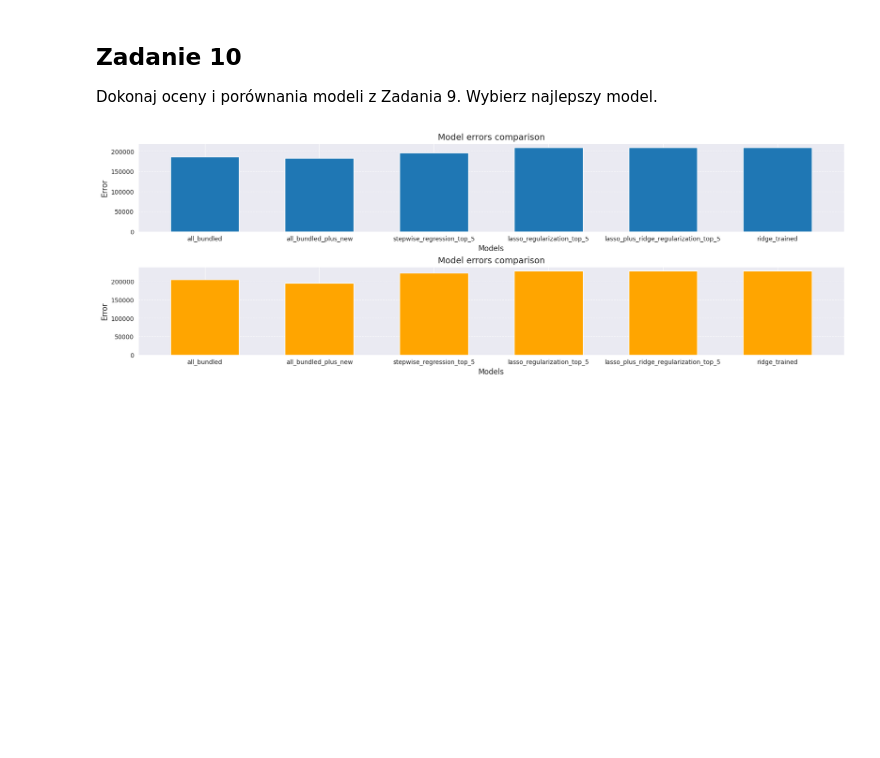
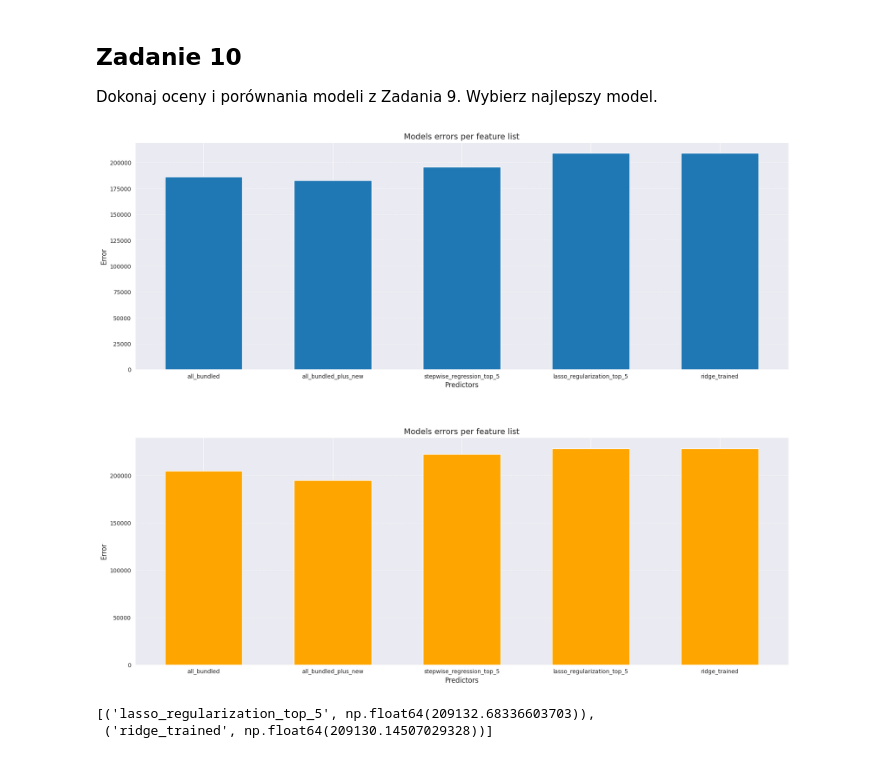
Before and after one commit to legeof008/saris-2024, a Jupyter notebook: projekt/PI-cleared.ipynb, the cells around one changed output. Cells and saved outputs as stored; diff of their text form; code cells hidden in the pictures; blank space fills up the shorter version.

```diff
--- a/projekt/PI-cleared.ipynb
+++ b/projekt/PI-cleared.ipynb
@@ -641,8 +638,7 @@ lasso_5 = ['sqft_living', 'grade_times_condition', 'yr_built', 'bedrooms', 'grad
 assert all(f in X_train.columns.values for f in lasso_5) and all(f in X_test.columns.values for f in lasso_5)
 # %%
 model_features = {"all_bundled": all_bundled, "all_bundled_plus_new": all_bundled_plus_new,
-                  "stepwise_regression_top_5": stepwise_reg_5, "lasso_regularization_top_5": lasso_5,
-                  "lasso_plus_ridge_regularization_top_5": lasso_5}
+                  "stepwise_regression_top_5": stepwise_reg_5, "lasso_regularization_top_5": lasso_5}
 # %%
 def min_max_scaler(X, mmin=None, mmax=None):
     if mmin is None or mmax is None:
@@ -706,7 +704,7 @@ for name, vals in model_features.items():
     RMSE_val[name] = evaluate(X_val_scaled[vals], y_val, w)
     RMSE_train[name] = rmse_train
 # %%
-ridge_feats = model_features["lasso_plus_ridge_regularization_top_5"]
+ridge_feats = model_features["lasso_regularization_top_5"]
 
 w, rmse_train = ridge_regression(X_train_scaled[ridge_feats], y_train, 0.01)
 ws["ridge_trained"] = w
@@ -716,20 +714,26 @@ RMSE_train["ridge_trained"] = rmse_train
 ## Zadanie 10
 Dokonaj oceny i porównania modeli z Zadania 9. Wybierz najlepszy model.
 # %%
-fig, axes = plt.subplots(2, 1, figsize=(20, 6))
+fig, axes = plt.subplots(2, 1, figsize=(20, 16))
 axes[0].bar(range(len(RMSE_val)), RMSE_val.values(), tick_label=RMSE_val.keys(), width=0.6)
-axes[0].set_xlabel('Models', fontsize=12)
+axes[0].set_xlabel('Predictors', fontsize=12)
 axes[0].set_ylabel('Error', fontsize=12)
-axes[0].set_title('Model errors comparison', fontsize=14)
+axes[0].set_title('Models errors per feature list', fontsize=14)
 axes[0].grid(axis='y', linestyle='--', alpha=0.7)
 
 axes[1].bar(range(len(RMSE_train)), RMSE_train.values(), tick_label=RMSE_train.keys(), width=0.6, color='orange')
-axes[1].set_xlabel('Models', fontsize=12)
+axes[1].set_xlabel('Predictors', fontsize=12)
 axes[1].set_ylabel('Error', fontsize=12)
-axes[1].set_title('Model errors comparison', fontsize=14)
+axes[1].set_title('Models errors per feature list', fontsize=14)
 axes[1].grid(axis='y', linestyle='--', alpha=0.7)
 
-fig.subplots_adjust(left=0.1, right=0.9, top=0.9, bottom=0.1, wspace=0.4, hspace=0.4)
+fig.subplots_adjust(left=0.1, right=0.9, top=0.9, bottom=0.1, wspace=0.4, hspace=0.3 )
 plt.show()
 # %% [output]
-[figure, old version]
+[figure, new version]
+# %%
+two_biggest_pairs = sorted(RMSE_val.items(), key=lambda item: item[1], reverse=True)[:2]
+two_biggest_pairs
+# %% [output]
+[('lasso_regularization_top_5', np.float64(209132.68336603703)),
+ ('ridge_trained', np.float64(209130.14507029328))]
```
Also changed, not shown: parts of 10 cells of this notebook.
